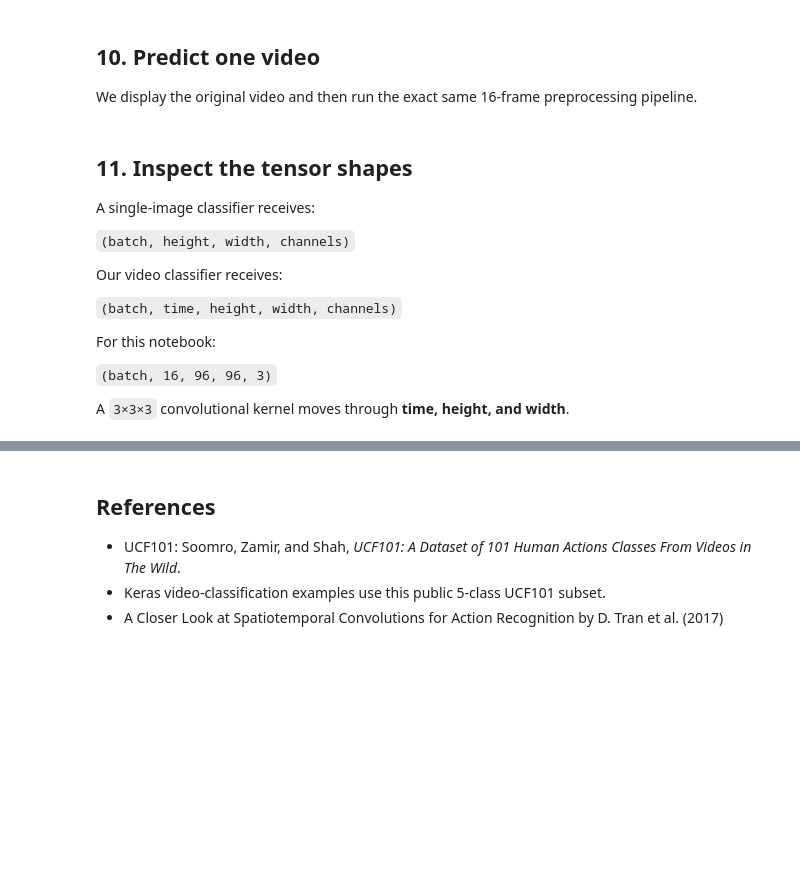
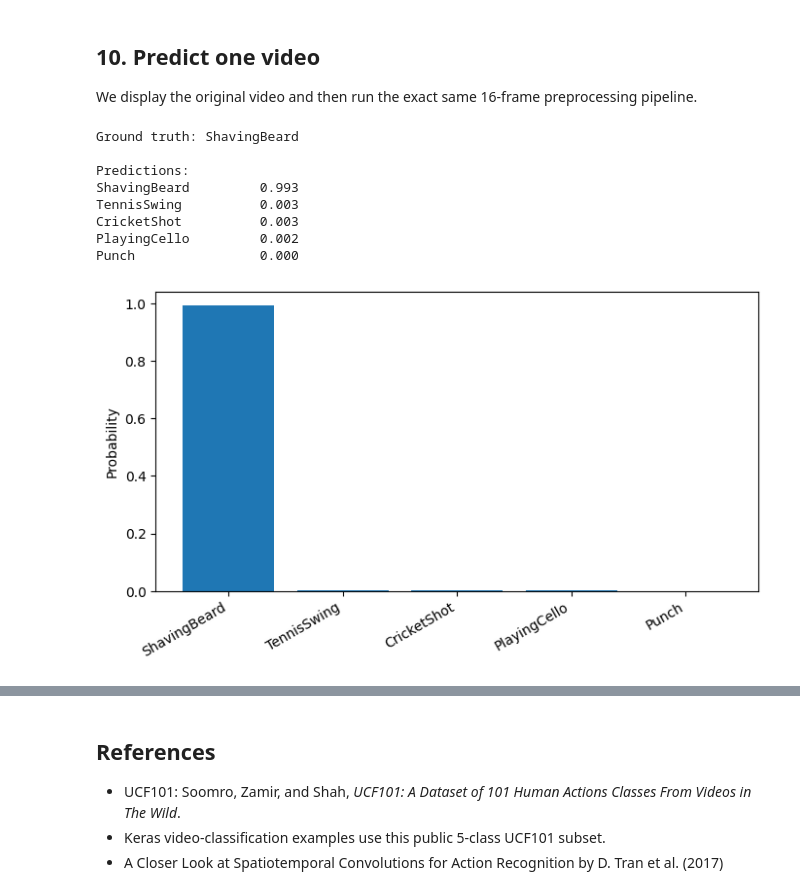
Before and after one commit to sgulyano/CMKL41-685, a Jupyter notebook: 41_685lab_3Dcnn.ipynb, the cells around one changed output, grey strips where cells are left out. Cells and saved outputs as stored; diff of their text form; code cells hidden in the pictures; blank space fills up the shorter version.

Commit message:
Update instructions and video display.

```diff
--- a/41_685lab_3Dcnn.ipynb
+++ b/41_685lab_3Dcnn.ipynb
@@ -344,39 +400,32 @@ We display the original video and then run the exact same 16-frame preprocessing
 # %%
 from IPython.display import Video, display
 
-sample = test_part.sample(1, random_state=7).iloc[0]
+sample = test_part.sample(1, random_state=50).iloc[0]
 sample_path = os.path.join("test", sample["video_name"])
 
 print("Ground truth:", sample["tag"])
-display(Video(sample_path, embed=True, width=500))
 
 clip = load_video(sample_path)
 probs = model.predict(clip[None, ...], verbose=0)[0]
 
 order = np.argsort(probs)[::-1]
 
 print("\nPredictions:")
 for i in order:
     print(f"{id_to_class[i]:20s} {probs[i]:.3f}")
 
 plt.figure(figsize=(8, 4))
 plt.bar([id_to_class[i] for i in order], probs[order])
 plt.ylabel("Probability")
 plt.xticks(rotation=30, ha="right")
 plt.show()
+# %% [output]
+Ground truth: ShavingBeard
+
+Predictions:
+ShavingBeard         0.993
+TennisSwing          0.003
+CricketShot          0.003
+PlayingCello         0.002
+Punch                0.000
+[figure, added]
-# %% [markdown]
-## 11. Inspect the tensor shapes
-
-A single-image classifier receives:
-
-`(batch, height, width, channels)`
-
-Our video classifier receives:
-
-`(batch, time, height, width, channels)`
-
-For this notebook:
-
-`(batch, 16, 96, 96, 3)`
-
-A `3×3×3` convolutional kernel moves through **time, height, and width**.
```
Also changed, not shown: parts of 21 cells of this notebook.
